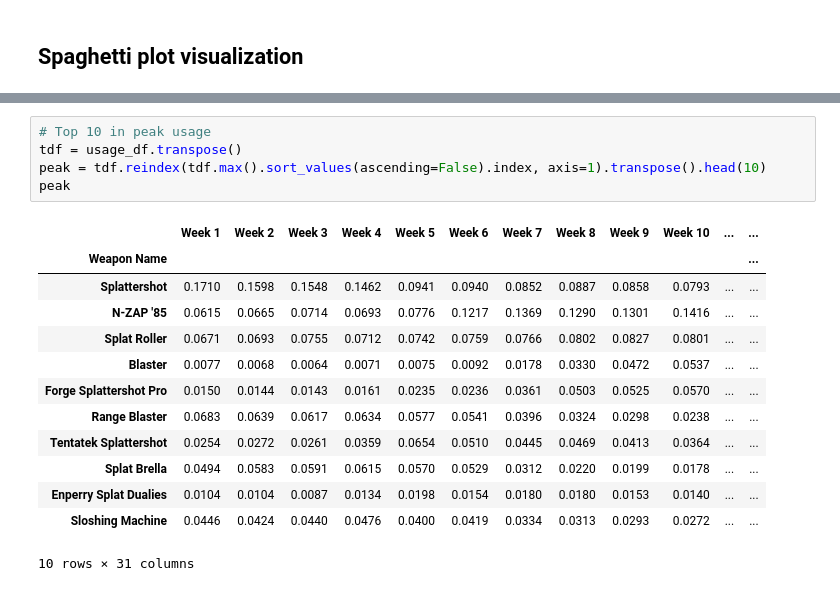
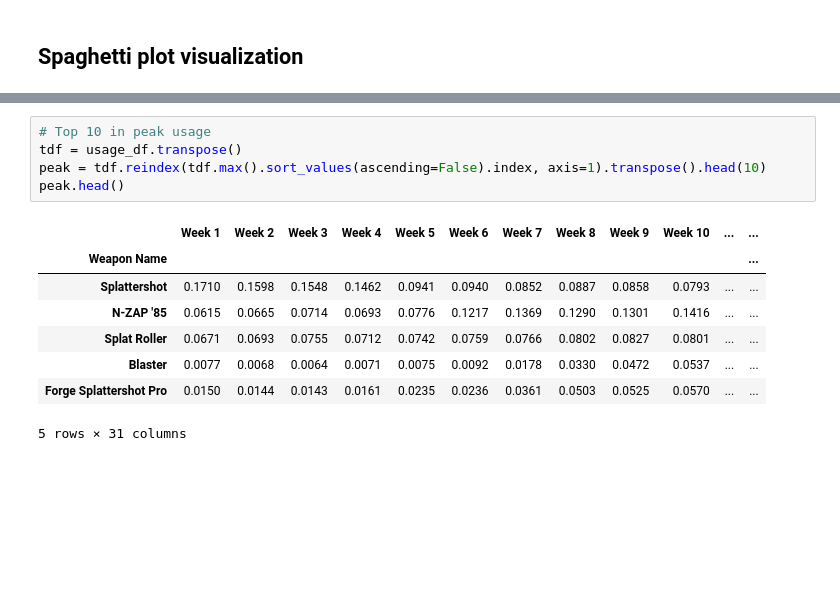
Before and after one commit to Rokushou/Splatoon2_Meta_EDA, a Jupyter notebook: EDA.ipynb, the cells around one changed output, grey strips where cells are left out. Cells and saved outputs as stored; diff of their text form; blank space fills up the shorter version.

```diff
--- a/EDA.ipynb
+++ b/EDA.ipynb
@@ -128,19 +93,14 @@ mean
 # %%
 # Top 10 in peak usage
 tdf = usage_df.transpose()
 peak = tdf.reindex(tdf.max().sort_values(ascending=False).index, axis=1).transpose().head(10)
-peak
+peak.head()
 # %% [output]
 |  | Week 1 | Week 2 | Week 3 | Week 4 | Week 5 | Week 6 | Week 7 | Week 8 | Week 9 | Week 10 | ... | ... |
 | Weapon Name |  |  |  |  |  |  |  |  |  |  |  | ... |
 | Splattershot | 0.1710 | 0.1598 | 0.1548 | 0.1462 | 0.0941 | 0.0940 | 0.0852 | 0.0887 | 0.0858 | 0.0793 | ... | ... |
 | N-ZAP '85 | 0.0615 | 0.0665 | 0.0714 | 0.0693 | 0.0776 | 0.1217 | 0.1369 | 0.1290 | 0.1301 | 0.1416 | ... | ... |
 | Splat Roller | 0.0671 | 0.0693 | 0.0755 | 0.0712 | 0.0742 | 0.0759 | 0.0766 | 0.0802 | 0.0827 | 0.0801 | ... | ... |
 | Blaster | 0.0077 | 0.0068 | 0.0064 | 0.0071 | 0.0075 | 0.0092 | 0.0178 | 0.0330 | 0.0472 | 0.0537 | ... | ... |
 | Forge Splattershot Pro | 0.0150 | 0.0144 | 0.0143 | 0.0161 | 0.0235 | 0.0236 | 0.0361 | 0.0503 | 0.0525 | 0.0570 | ... | ... |
-| Range Blaster | 0.0683 | 0.0639 | 0.0617 | 0.0634 | 0.0577 | 0.0541 | 0.0396 | 0.0324 | 0.0298 | 0.0238 | ... | ... |
-| Tentatek Splattershot | 0.0254 | 0.0272 | 0.0261 | 0.0359 | 0.0654 | 0.0510 | 0.0445 | 0.0469 | 0.0413 | 0.0364 | ... | ... |
-| Splat Brella | 0.0494 | 0.0583 | 0.0591 | 0.0615 | 0.0570 | 0.0529 | 0.0312 | 0.0220 | 0.0199 | 0.0178 | ... | ... |
-| Enperry Splat Dualies | 0.0104 | 0.0104 | 0.0087 | 0.0134 | 0.0198 | 0.0154 | 0.0180 | 0.0180 | 0.0153 | 0.0140 | ... | ... |
-| Sloshing Machine | 0.0446 | 0.0424 | 0.0440 | 0.0476 | 0.0400 | 0.0419 | 0.0334 | 0.0313 | 0.0293 | 0.0272 | ... | ... |
-10 rows × 31 columns
+5 rows × 31 columns
```
Also changed, not shown: parts of 13 cells of this notebook.
